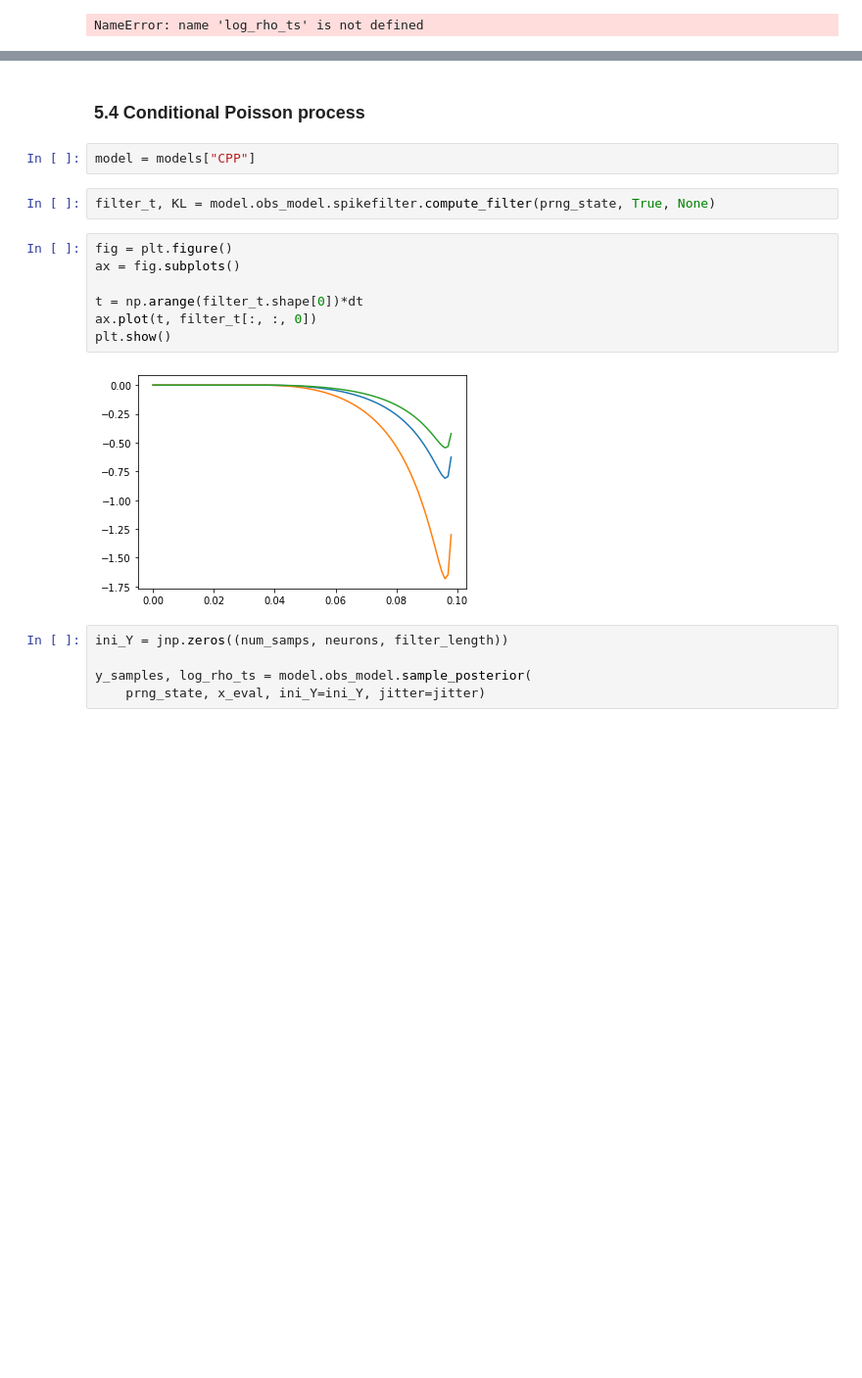
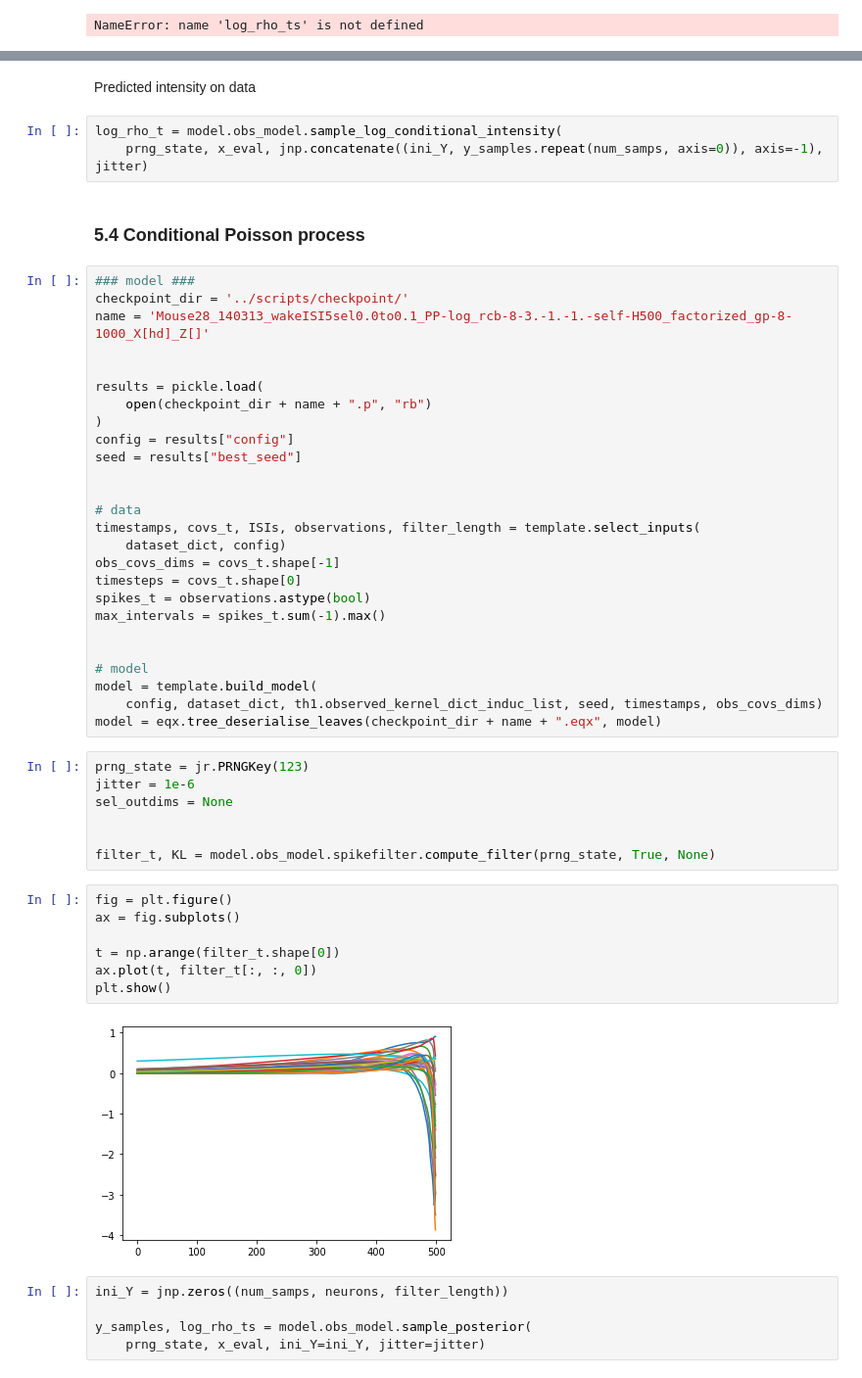
Before and after one commit to davindicode/nonparametric-nonrenewal-process, a Jupyter notebook: notebooks/th1.ipynb, the cells around one changed output, grey strips where cells are left out. Shown at 98% size. Saved outputs shown, nothing was run; the diff lists cells and outputs as text; blank space fills up the shorter version.

```diff
--- a/notebooks/th1.ipynb
+++ b/notebooks/th1.ipynb
@@ -354,19 +495,53 @@ NameError: name 'log_rho_ts' is not defined
+# %% [markdown]
+Predicted intensity on data
+# %%
+log_rho_t = model.obs_model.sample_log_conditional_intensity(
+    prng_state, x_eval, jnp.concatenate((ini_Y, y_samples.repeat(num_samps, axis=0)), axis=-1), jitter)
 # %% [markdown]
 <a id='models_CPP'></a>
 ### 5.4 Conditional Poisson process
-# %%
-model = models["CPP"]
+# %%
+### model ###
+checkpoint_dir = '../scripts/checkpoint/'
+name = 'Mouse28_140313_wakeISI5sel0.0to0.1_PP-log_rcb-8-3.-1.-1.-self-H500_factorized_gp-8-1000_X[hd]_Z[]'
+
+
+results = pickle.load(
+    open(checkpoint_dir + name + ".p", "rb")
+)
+config = results["config"]
+seed = results["best_seed"]
+
+
+# data
+timestamps, covs_t, ISIs, observations, filter_length = template.select_inputs(
+    dataset_dict, config)
+obs_covs_dims = covs_t.shape[-1]
+timesteps = covs_t.shape[0]
+spikes_t = observations.astype(bool)
+max_intervals = spikes_t.sum(-1).max()
+
+
+# model
+model = template.build_model(
+    config, dataset_dict, th1.observed_kernel_dict_induc_list, seed, timestamps, obs_covs_dims)
+model = eqx.tree_deserialise_leaves(checkpoint_dir + name + ".eqx", model)
 # %%
+prng_state = jr.PRNGKey(123)
+jitter = 1e-6
+sel_outdims = None
+
+
 filter_t, KL = model.obs_model.spikefilter.compute_filter(prng_state, True, None)
 # %%
 fig = plt.figure()
 ax = fig.subplots()
 
-t = np.arange(filter_t.shape[0])*dt
+t = np.arange(filter_t.shape[0])
 ax.plot(t, filter_t[:, :, 0])
 plt.show()
 # %% [output]
-[figure, old version]
+[figure, new version]
 # %%
 ini_Y = jnp.zeros((num_samps, neurons, filter_length))
 
```
Also changed, not shown: parts of 11 cells of this notebook, 1 other file.
